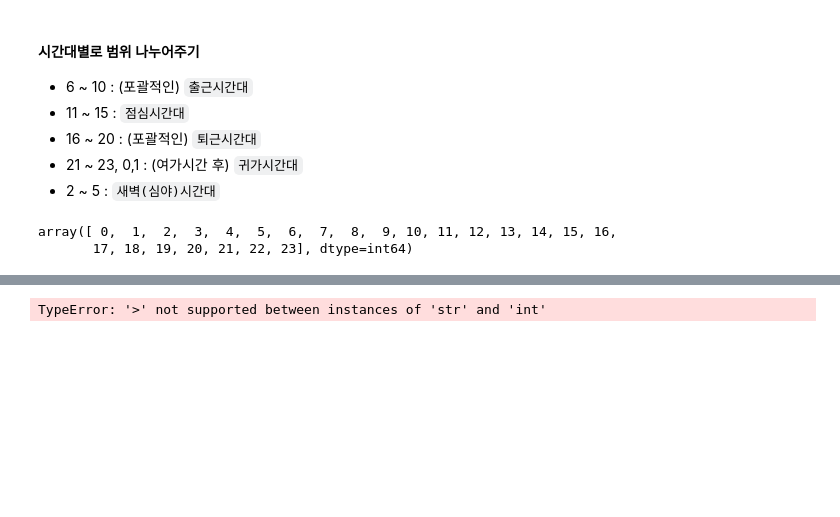
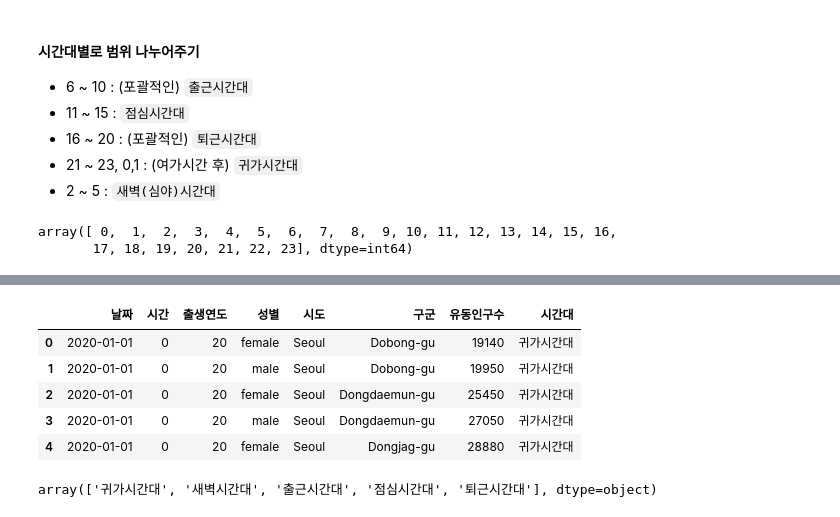
Before and after one commit to young-hun-jo/KaggleStruggle, a Jupyter notebook: covid_19/Dacon_covid19_3week.ipynb, the cells around one changed output, grey strips where cells are left out. Drawn from its saved outputs; the diff is of its cells as text; code cells hidden in the pictures; blank space fills up the shorter version.

```diff
--- a/covid_19/Dacon_covid19_3week.ipynb
+++ b/covid_19/Dacon_covid19_3week.ipynb
@@ -518,18 +527,20 @@ array([ 0,  1,  2,  3,  4,  5,  6,  7,  8,  9, 10, 11, 12, 13, 14, 15, 16,
 # %%
 # 한 번에 문자열로 바꿔주면 typeerror가 뜨기 때문에 우선 숫자별로 범위를 나눠주고 그 다음 문자열로 바꾸주자.
-
-'''
-- 출근시간대 : 0
-- 점심시간대 : 1
-- 퇴근시간대 : 2
-- 귀가시간대 : 3
-- 새벽시간대 : 4
-'''
-
-df['시간'] = df.loc[(df['시간'] > 5 ) & (df['시간'] < 11),'시간'] = '0'
-df['시간'] = df.loc[(df['시간'] > 10 ) & (df['시간'] < 16),'시간'] = '1'
-df['시간'] = df.loc[(df['시간'] > 15 ) & (df['시간'] < 21),'시간'] = '2'
-df['시간'] = df.loc[(df['시간'] > 20 ) & (df['시간'] < 24) | (df['시간'] == 0) | (df['시간'] == 1) ,'시간'] = '3'
-df['시간'] = df.loc[(df['시간'] > 1 ) & (df['시간'] < 6),'시간'] = '4'
+df.loc[(df['시간'] > 5 ) & (df['시간'] < 11),'시간대'] = '출근시간대'
+df.loc[(df['시간'] > 10 ) & (df['시간'] < 16),'시간대'] = '점심시간대'
+df.loc[(df['시간'] > 15 ) & (df['시간'] < 21),'시간대'] = '퇴근시간대'
+df.loc[(df['시간'] > 20 ) & (df['시간'] < 24) | (df['시간'] == 0) | (df['시간'] == 1) ,'시간대'] = '귀가시간대'
+df.loc[(df['시간'] > 1 ) & (df['시간'] < 6),'시간대'] = '새벽시간대'
-# %% [output]
-TypeError: '>' not supported between instances of 'str' and 'int'
+# %%
+df.head()
+# %% [output]
+|  | 날짜 | 시간 | 출생연도 | 성별 | 시도 | 구군 | 유동인구수 | 시간대 |
+| 0 | 2020-01-01 | 0 | 20 | female | Seoul | Dobong-gu | 19140 | 귀가시간대 |
+| 1 | 2020-01-01 | 0 | 20 | male | Seoul | Dobong-gu | 19950 | 귀가시간대 |
+| 2 | 2020-01-01 | 0 | 20 | female | Seoul | Dongdaemun-gu | 25450 | 귀가시간대 |
+| 3 | 2020-01-01 | 0 | 20 | male | Seoul | Dongdaemun-gu | 27050 | 귀가시간대 |
+| 4 | 2020-01-01 | 0 | 20 | female | Seoul | Dongjag-gu | 28880 | 귀가시간대 |
+# %%
+df['시간대'].unique()
+# %% [output]
+array(['귀가시간대', '새벽시간대', '출근시간대', '점심시간대', '퇴근시간대'], dtype=object)
```
Also changed, not shown: parts of 2 cells of this notebook.
